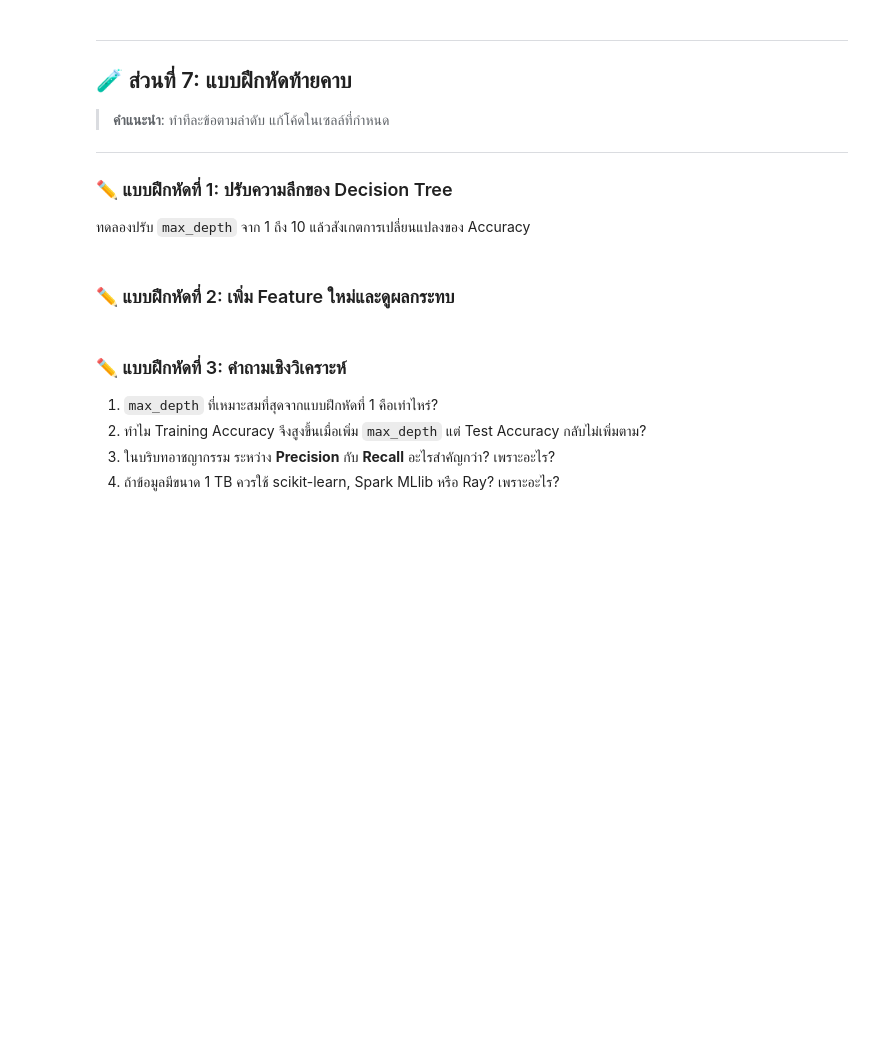
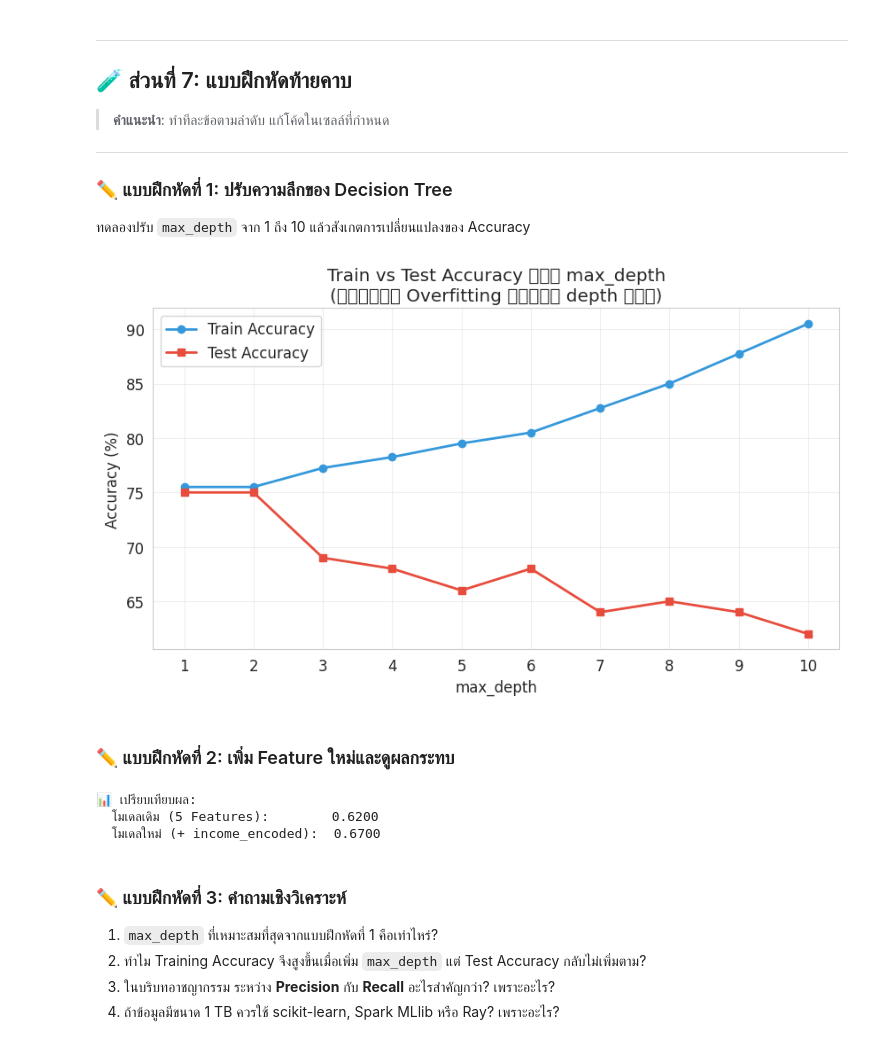
Before and after one commit to numpair-debug/128-356-Big-Data, a Jupyter notebook: week09_intro_ml_bigdata.ipynb, the cells around one changed output. Drawn from its saved outputs; the diff is of its cells as text; code cells hidden in the pictures; blank space fills up the shorter version.

```diff
--- a/week09_intro_ml_bigdata.ipynb
+++ b/week09_intro_ml_bigdata.ipynb
@@ -556,32 +678,34 @@ display(model_results_df.reset_index(drop=True))
 # %%
 depths = range(1, 11)
 train_scores = []
 test_scores  = []
 
 for depth in depths:
     # TODO: สร้าง DecisionTreeClassifier โดยกำหนด max_depth=depth, random_state=42
-    model = ___  # ← แก้ไขตรงนี้
+    model = DecisionTreeClassifier(max_depth=depth, random_state=42)  # ← แก้ไขตรงนี้
 
     # TODO: Train โมเดลด้วย X_train, y_train
-    ___  # ← แก้ไขตรงนี้
+    model.fit(X_train, y_train)  # ← แก้ไขตรงนี้
 
     # TODO: คำนวณ accuracy บน train และ test
-    train_acc = ___  # ← แก้ไขตรงนี้
-    test_acc  = ___  # ← แก้ไขตรงนี้
+    train_acc = accuracy_score(y_train, model.predict(X_train))  # ← แก้ไขตรงนี้
+    test_acc  = accuracy_score(y_test,  model.predict(X_test))  # ← แก้ไขตรงนี้
 
     train_scores.append(train_acc)
     test_scores.append(test_acc)
 
 plt.figure(figsize=(10, 5))
 plt.plot(depths, [s*100 for s in train_scores], 'o-', label='Train Accuracy', color='#3498DB', linewidth=2)
 plt.plot(depths, [s*100 for s in test_scores], 's-', label='Test Accuracy', color='#E74C3C', linewidth=2)
 plt.xlabel('max_depth')
 plt.ylabel('Accuracy (%)')
 plt.title('Train vs Test Accuracy ตาม max_depth\n(สังเกต Overfitting เมื่อ depth มาก)')
 plt.legend()
 plt.grid(True, alpha=0.3)
 plt.xticks(range(1, 11))
 plt.show()
+# %% [output]
+[figure, added]
 # %%
 # 💡 เฉลย แบบฝึกหัดที่ 1 (ลองทำเองก่อน!)
 # ลบ '#' ออกเพื่อดูเฉลย
@@ -608,16 +732,21 @@ X_v2 = df[feature_cols_v2]
 y_v2 = df['high_risk']
 
 # TODO: แบ่ง Train-Test Split
-X_v2_train, X_v2_test, y_v2_train, y_v2_test = ___  # ← แก้ไขตรงนี้
+X_v2_train, X_v2_test, y_v2_train, y_v2_test = train_test_split(X_v2, y_v2,test_size=0.2,random_state=42,stratify=y_v2)  # ← แก้ไขตรงนี้
 
 model_v2 = DecisionTreeClassifier(max_depth=4, random_state=42)
-___  # ← แก้ไขตรงนี้
+model_v2.fit(X_v2_train, y_v2_train)  # ← แก้ไขตรงนี้
 
-acc_v2 = ___  # ← แก้ไขตรงนี้
+y_v2_pred = model_v2.predict(X_v2_test)
+acc_v2 = accuracy_score(y_v2_test, y_v2_pred)  # ← แก้ไขตรงนี้
 
 print(f'📊 เปรียบเทียบผล:')
 print(f'  โมเดลเดิม (5 Features):        {test_acc:.4f}')
 print(f'  โมเดลใหม่ (+ income_encoded):  {acc_v2:.4f}')
+# %% [output]
+📊 เปรียบเทียบผล:
+  โมเดลเดิม (5 Features):        0.6200
+  โมเดลใหม่ (+ income_encoded):  0.6700
 # %% [markdown]
 ### ✏️ แบบฝึกหัดที่ 3: คำถามเชิงวิเคราะห์
 
```
Also changed, not shown: parts of 28 cells of this notebook.
